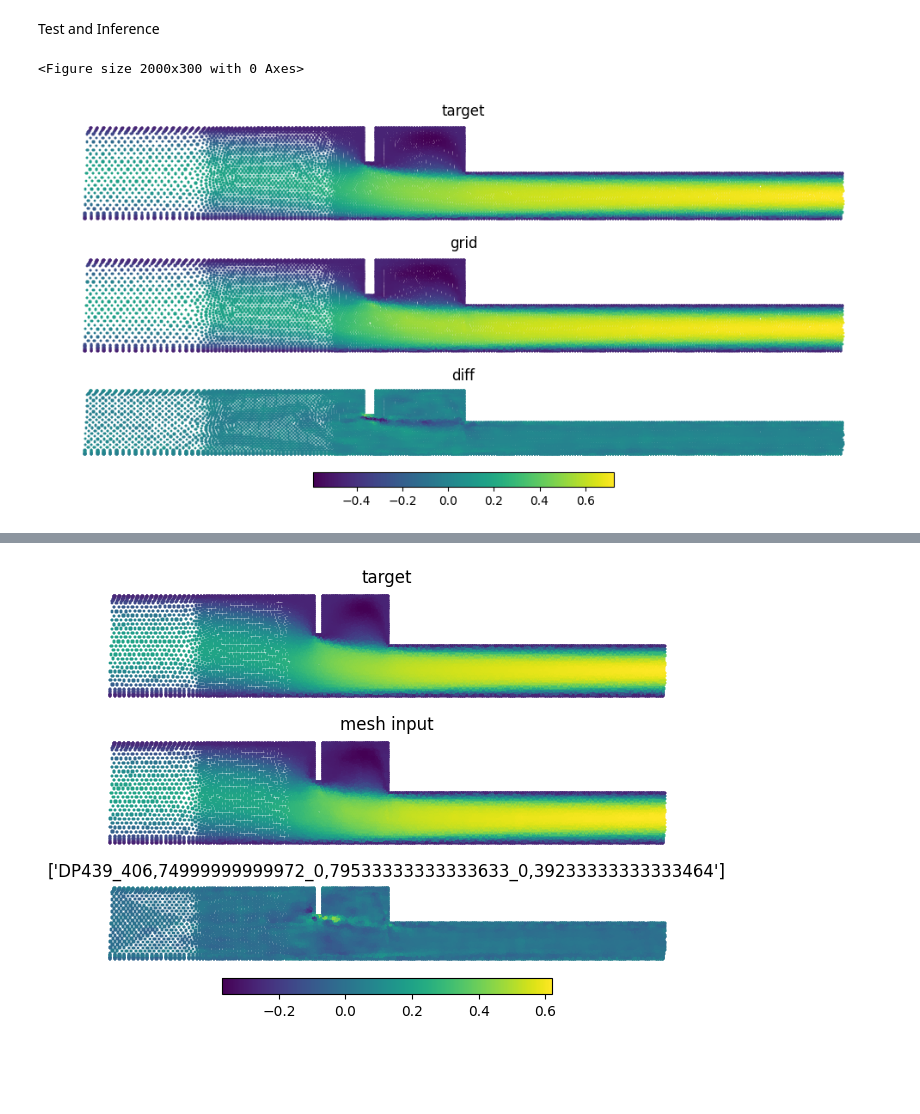
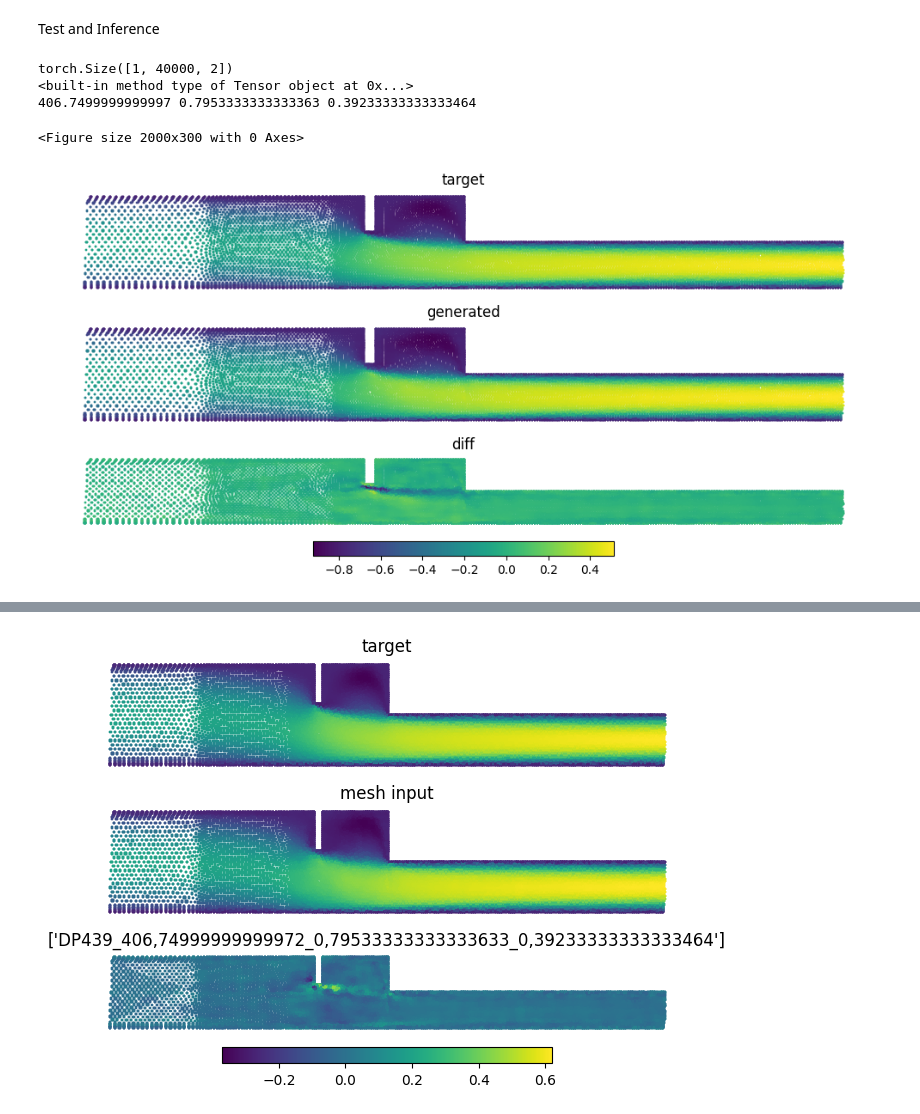
Before and after one commit to battlejacket/upt-tutorial, a Jupyter notebook: ffsRans.ipynb, the cells around one changed output, grey strips where cells are left out. Cells and saved outputs as stored; diff of their text form; code cells hidden in the pictures; blank space fills up the shorter version.

```diff
--- a/ffsRans.ipynb
+++ b/ffsRans.ipynb
@@ -380,14 +372,21 @@ inferencer = ffsInference(
     totalPoints=40000,
     numSupernodes=512,
     model=model,
-    device=device
+    device=device,
+    useMesh='modify'
 )
+print(test_batch["output_pos"].shape)
+print(test_batch["output_pos"].type)
 
 parameter_sets = [(re, Lo, Ho)]  # Example parameter sets
 results = inferencer.infer(parameter_sets, output_pos=test_batch["output_pos"].clone())
 # results = inferencer.infer(parameter_sets)
+# %% [output]
+torch.Size([1, 40000, 2])
+<built-in method type of Tensor object at 0x...>
+406.7499999999997 0.7953333333333363 0.39233333333333464
 # %%
-# Grid input vs target
+# generated input vs target
 result = results[0]
 parameters = result['parameters']
 parameterString = [(key + ': ' + str(value)) for key, value in parameters.items()]
@@ -397,35 +396,35 @@ pred_all = result['prediction']
 
 x_pos, y_pos = points.unbind(1)
 pred = pred_all[:,0]
 target_all = test_dataset.denormalize_feat(test_batch["target_feat"])
 target = target_all[:,0]
 
 # Visualize
 plt.figure(figsize=(20, 3))
 # plt.scatter(x_pos, y_pos, c=pred, marker="o", s=1)
 # plt.colorbar()
 # plt.axis("equal")
 # plt.title("Prediction" + str(parameters))
 # plt.show()
 
 _, axes = plt.subplots(3, 1, figsize=(10, 5)) #, figsize=(10, 2)
 axes[0].scatter(x_pos, y_pos, c=target, marker="s", s=1)
 axes[0].set_title("target")
 axes[0].set_axis_off()
 axes[1].scatter(x_pos, y_pos, c=pred, marker="s", s=1)
-axes[1].set_title("grid")
+axes[1].set_title("generated")
 axes[1].set_axis_off()
 scatter_diff = axes[2].scatter(x_pos, y_pos, c=pred-target, marker="s", s=1)
 axes[2].set_title("diff")
 axes[2].set_axis_off()
 plt.colorbar(scatter_diff, ax=axes[2], orientation="horizontal")
 plt.tight_layout()
 # plt.colorbar()
 # plt.title(test_batch["name"])
 plt.show()
 # %% [output]
 <Figure size 2000x300 with 0 Axes>
-[figure, old version]
+[figure, new version]
 # %%
 # make predictions
 
```
Also changed, not shown: parts of 7 cells of this notebook, 2 other files.
